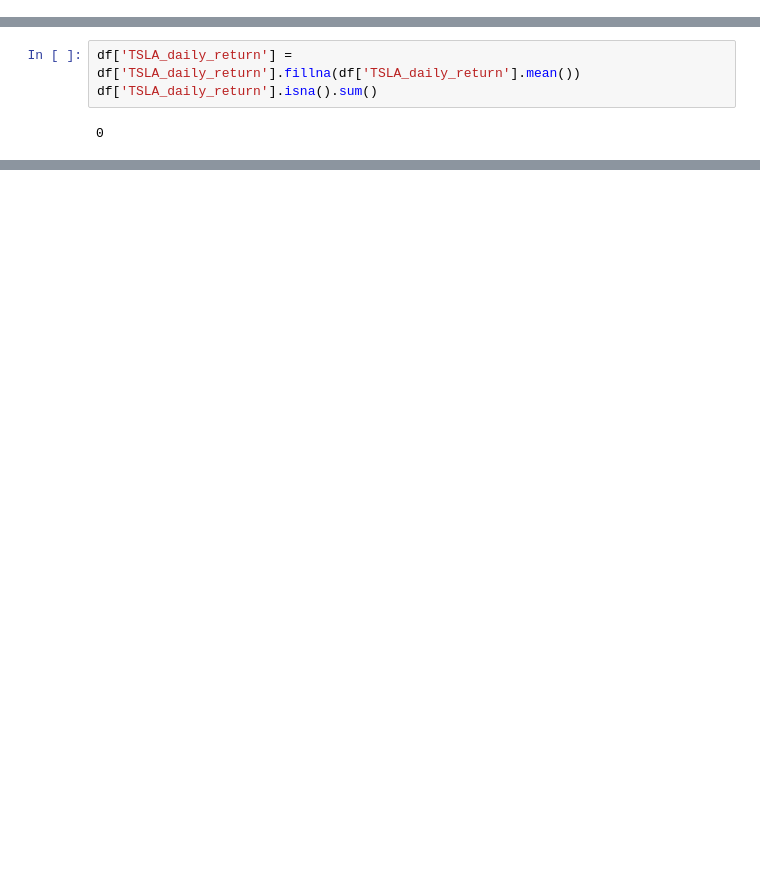
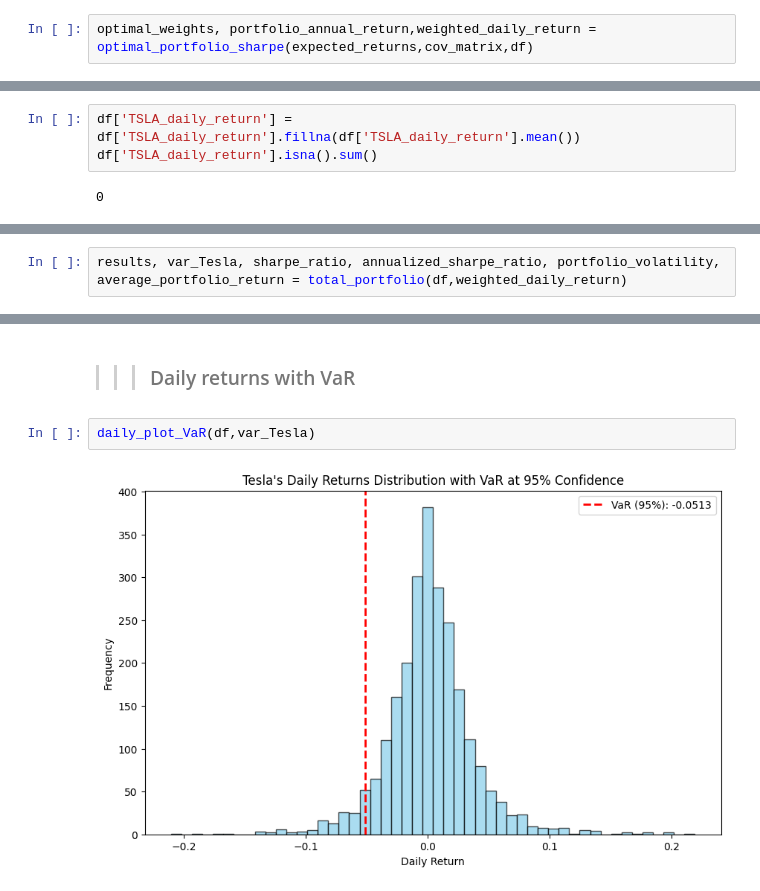
Before and after one commit to amannnnnyyyy/Finance-Forecast-Portfolio-Optimizer, a Jupyter notebook: notebooks/portfoliomgt.ipynb, the cells around one changed output, grey strips where cells are left out. Saved outputs shown, nothing was run; the diff lists cells and outputs as text; blank space fills up the shorter version.

```diff
--- a/notebooks/portfoliomgt.ipynb
+++ b/notebooks/portfoliomgt.ipynb
@@ -564,0 +491,2 @@ portfolio_volatility
+# %%
+optimal_weights, portfolio_annual_return,weighted_daily_return = optimal_portfolio_sharpe(expected_returns,cov_matrix,df)
@@ -783,0 +504,2 @@ plt.show()
+# %%
+results, var_Tesla, sharpe_ratio, annualized_sharpe_ratio, portfolio_volatility, average_portfolio_return = total_portfolio(df,weighted_daily_return)
@@ -783,0 +519,6 @@ plt.show()
+# %% [markdown]
+>>> ### Daily returns with VaR
+# %%
+daily_plot_VaR(df,var_Tesla)
+# %% [output]
+[figure, added]
```
Also changed, not shown: parts of 38 cells of this notebook, 3 other files.
